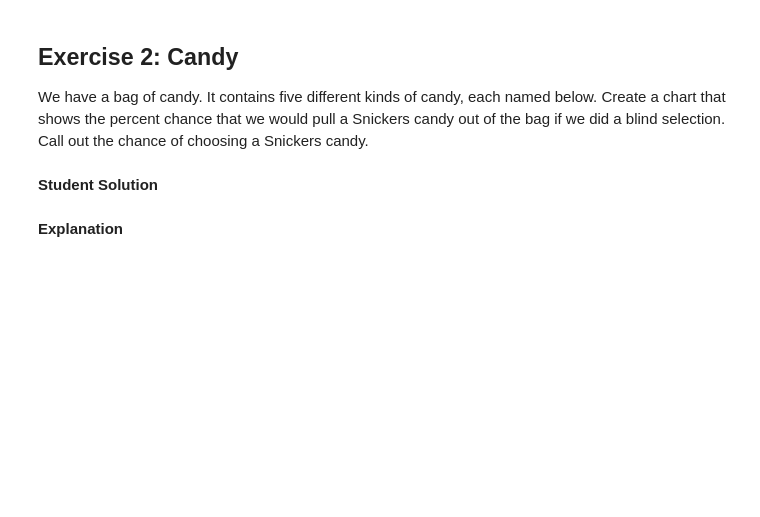
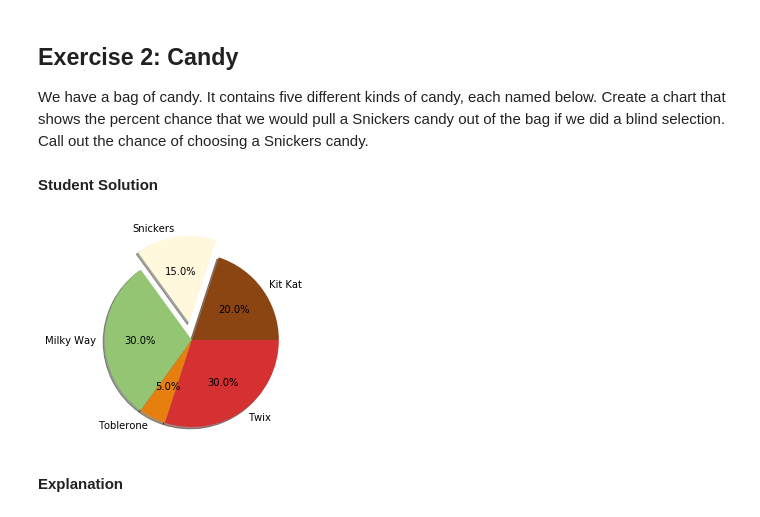
Before and after one commit to rofifahnurul/bangkit-exercise, a Jupyter notebook: Data_Analysis_and_Manipulation_Visualization.ipynb, the cells around one changed output. Drawn from its saved outputs; the diff is of its cells as text; code cells hidden in the pictures; blank space fills up the shorter version.

```diff
--- a/Data_Analysis_and_Manipulation_Visualization.ipynb
+++ b/Data_Analysis_and_Manipulation_Visualization.ipynb
@@ -689,8 +726,22 @@ We have a bag of candy. It contains five different kinds of candy, each named be
 # %%
 candy_names = ['Kit Kat', 'Snickers', 'Milky Way', 'Toblerone', 'Twix']
 candy_counts = [52, 39, 78, 13, 78]
 
 # Your Solution Goes Here
+colors = ('#8B4513', '#FFF8DC', '#93C572', '#E67F0D', '#D53032')
+explode = (0, 0.2, 0, 0, 0)
+
+plt.pie(
+    candy_counts,
+    labels=candy_names,
+    autopct='%1.1f%%',
+    colors=colors,
+    explode=explode,
+    shadow=True
+    )
+plt.show()
+# %% [output]
+[figure, added]
 # %% [markdown]
 **Explanation**
 # %% [markdown]
```
Also changed, not shown: parts of 8 cells of this notebook.
